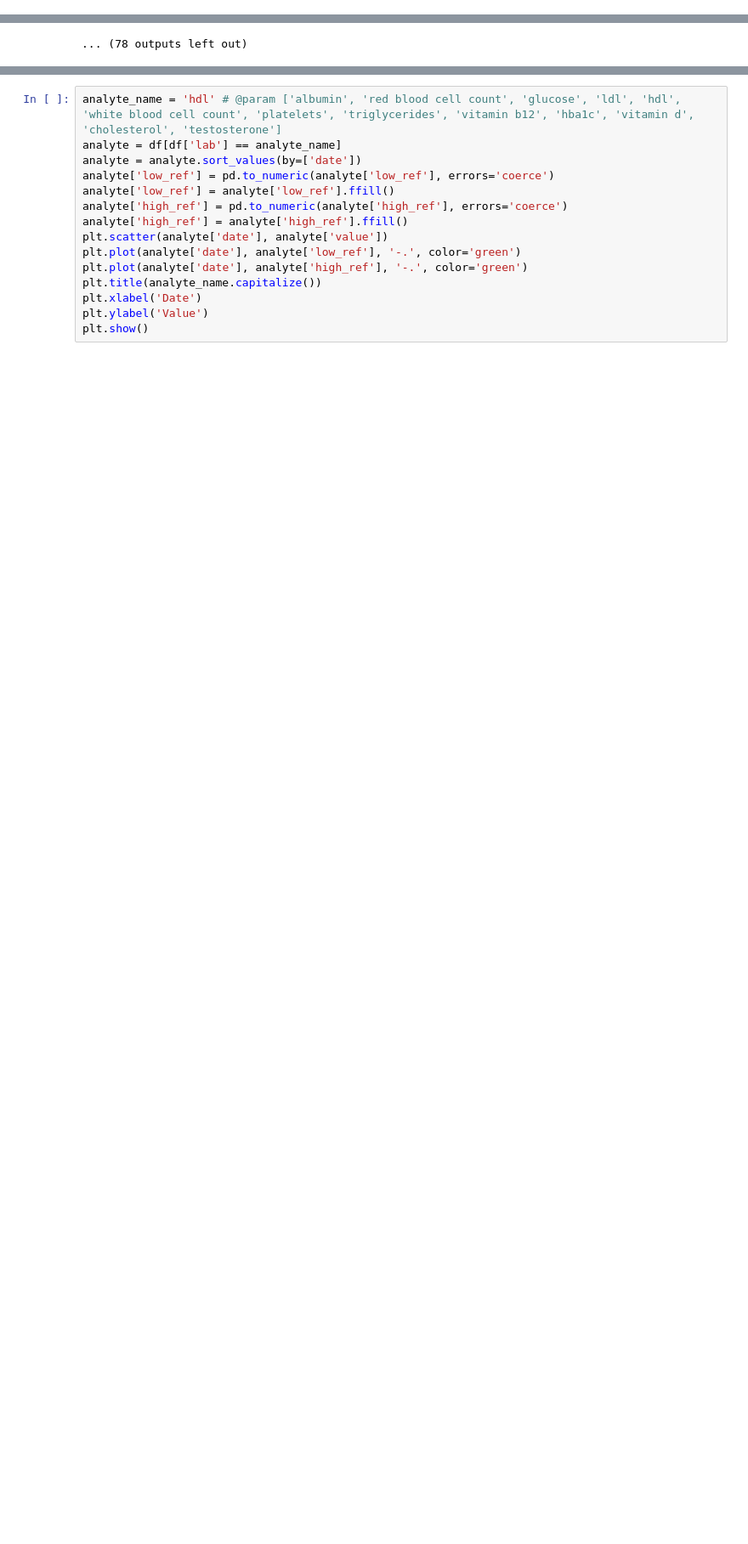
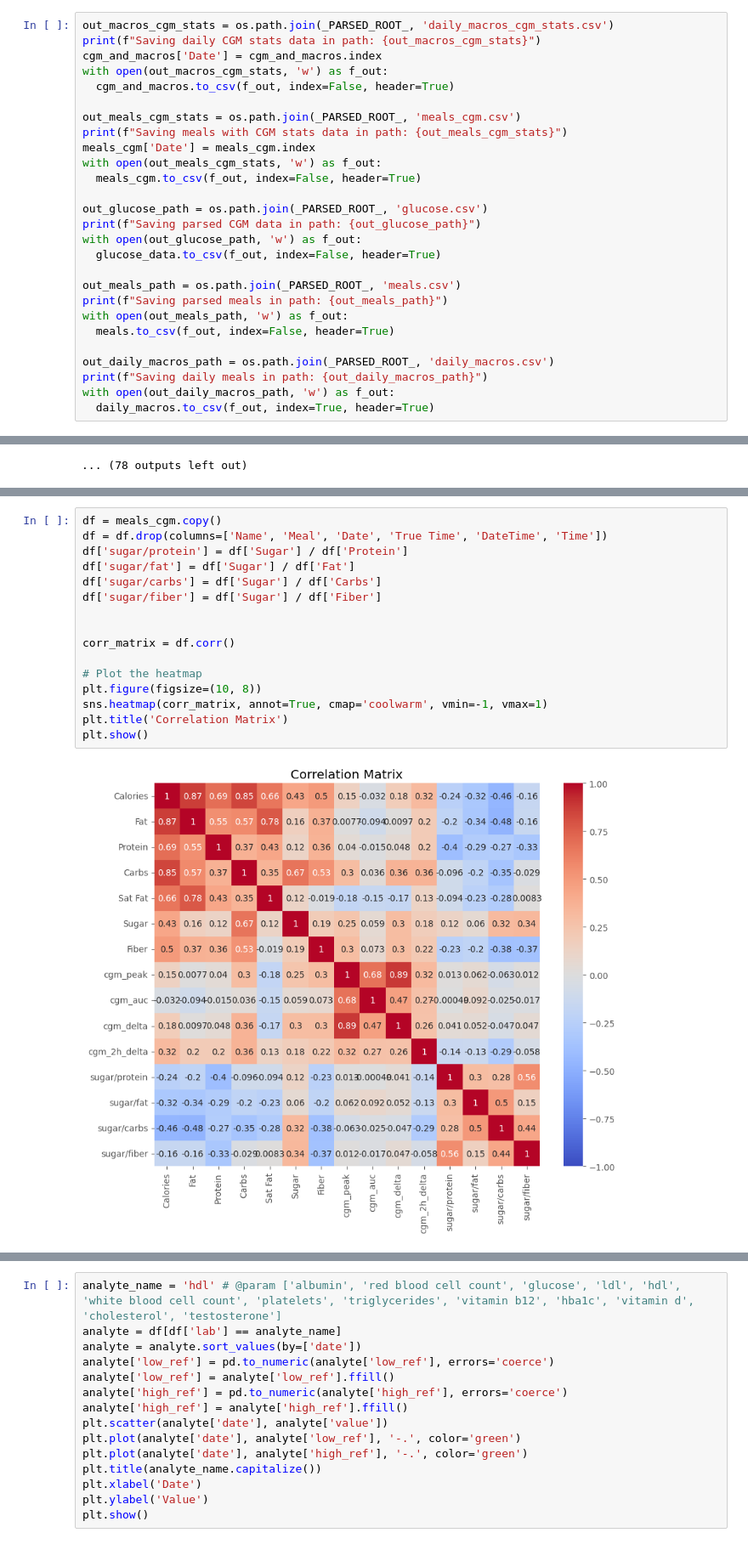
Before and after one commit to jlprieto/sandbox, a Jupyter notebook: Health_Agregator.ipynb, the cells around one changed output, grey strips where cells are left out. Shown at 85% size. Drawn from its saved outputs; the diff is of its cells as text; blank space fills up the shorter version.

```diff
--- a/Health_Agregator.ipynb
+++ b/Health_Agregator.ipynb
@@ -498,0 +1510,27 @@ cgm_and_macros = cgm_and_macros[cgm_and_macros['Calories'] < 4000].copy()
+# %%
+out_macros_cgm_stats = os.path.join(_PARSED_ROOT_, 'daily_macros_cgm_stats.csv')
+print(f"Saving daily CGM stats data in path: {out_macros_cgm_stats}")
+cgm_and_macros['Date'] = cgm_and_macros.index
+with open(out_macros_cgm_stats, 'w') as f_out:
+  cgm_and_macros.to_csv(f_out, index=False, header=True)
+
+out_meals_cgm_stats = os.path.join(_PARSED_ROOT_, 'meals_cgm.csv')
+print(f"Saving meals with CGM stats data in path: {out_meals_cgm_stats}")
+meals_cgm['Date'] = meals_cgm.index
+with open(out_meals_cgm_stats, 'w') as f_out:
+  meals_cgm.to_csv(f_out, index=False, header=True)
+
+out_glucose_path = os.path.join(_PARSED_ROOT_, 'glucose.csv')
+print(f"Saving parsed CGM data in path: {out_glucose_path}")
+with open(out_glucose_path, 'w') as f_out:
+  glucose_data.to_csv(f_out, index=False, header=True)
+
+out_meals_path = os.path.join(_PARSED_ROOT_, 'meals.csv')
+print(f"Saving parsed meals in path: {out_meals_path}")
+with open(out_meals_path, 'w') as f_out:
+  meals.to_csv(f_out, index=False, header=True)
+
+out_daily_macros_path = os.path.join(_PARSED_ROOT_, 'daily_macros.csv')
+print(f"Saving daily meals in path: {out_daily_macros_path}")
+with open(out_daily_macros_path, 'w') as f_out:
+  daily_macros.to_csv(f_out, index=True, header=True)
@@ -1006,0 +1686,18 @@ with open(parsed_apple_ehr_path, 'w') as f_out:
+# %%
+df = meals_cgm.copy()
+df = df.drop(columns=['Name', 'Meal', 'Date', 'True Time', 'DateTime', 'Time'])
+df['sugar/protein'] = df['Sugar'] / df['Protein']
+df['sugar/fat'] = df['Sugar'] / df['Fat']
+df['sugar/carbs'] = df['Sugar'] / df['Carbs']
+df['sugar/fiber'] = df['Sugar'] / df['Fiber']
+
+
+corr_matrix = df.corr()
+
+# Plot the heatmap
+plt.figure(figsize=(10, 8))
+sns.heatmap(corr_matrix, annot=True, cmap='coolwarm', vmin=-1, vmax=1)
+plt.title('Correlation Matrix')
+plt.show()
+# %% [output]
+[figure, added]
```
Also changed, not shown: parts of 106 cells of this notebook.
